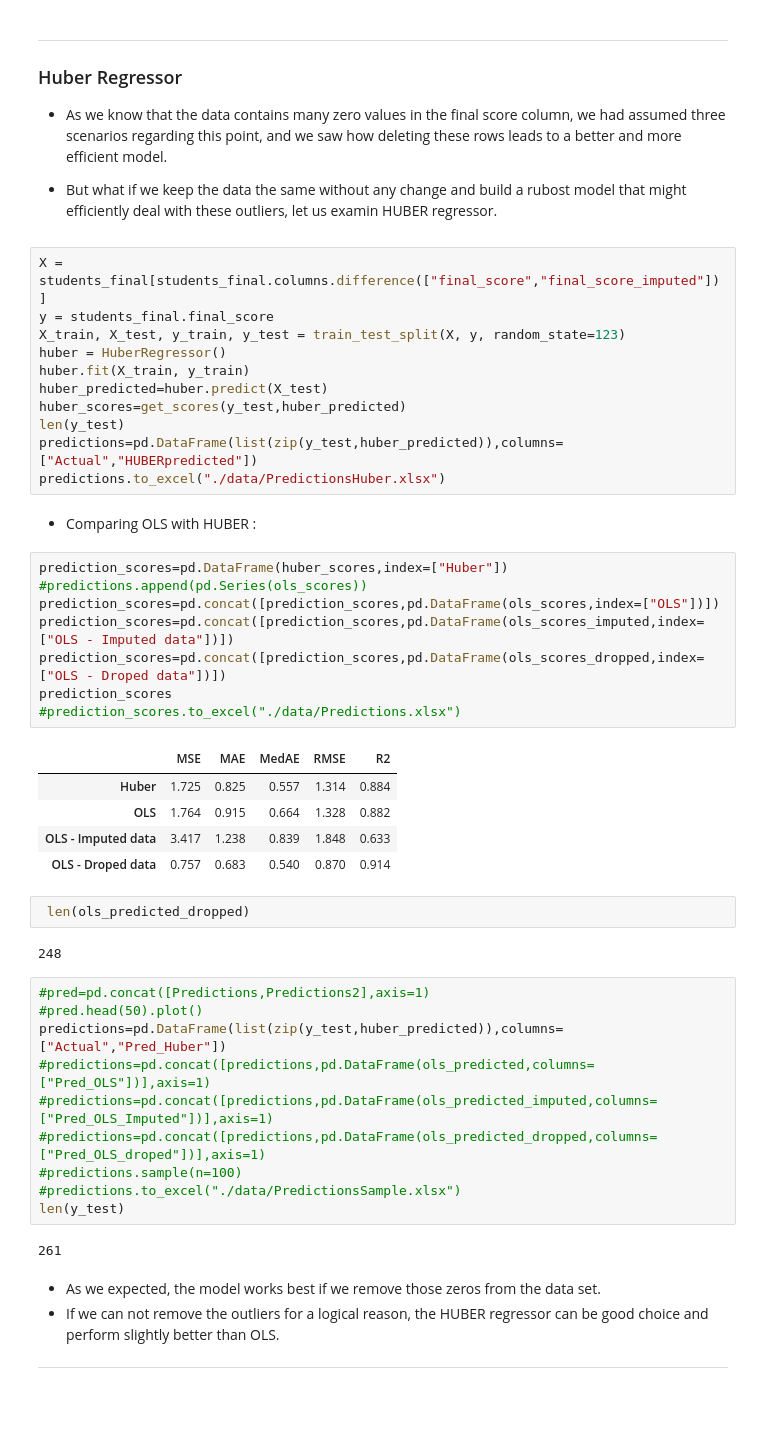
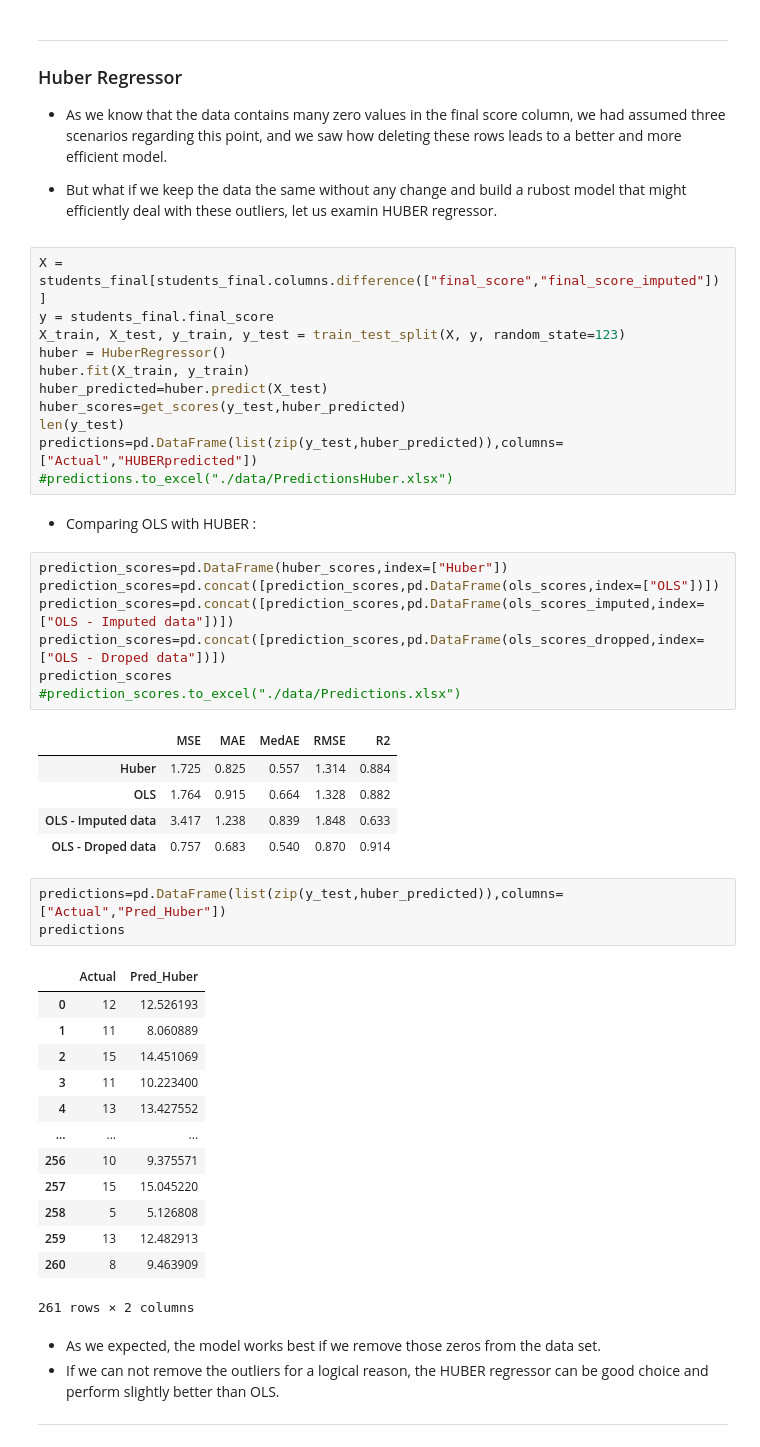
Before and after one commit to AdelAltuwaijri/StudentsPerformanceAnalysis, a Jupyter notebook: Students Performance Analysis.ipynb, the cells around one changed output. Cells and saved outputs as stored; diff of their text form; blank space fills up the shorter version.

```diff
--- a/Students Performance Analysis.ipynb
+++ b/Students Performance Analysis.ipynb
@@ -781,12 +780,11 @@ huber_predicted=huber.predict(X_test)
 huber_scores=get_scores(y_test,huber_predicted)
 len(y_test)
 predictions=pd.DataFrame(list(zip(y_test,huber_predicted)),columns=["Actual","HUBERpredicted"])
-predictions.to_excel("./data/PredictionsHuber.xlsx")
+#predictions.to_excel("./data/PredictionsHuber.xlsx")
 # %% [markdown]
 - Comparing OLS with HUBER :
 # %%
 prediction_scores=pd.DataFrame(huber_scores,index=["Huber"])
-#predictions.append(pd.Series(ols_scores))
 prediction_scores=pd.concat([prediction_scores,pd.DataFrame(ols_scores,index=["OLS"])])
 prediction_scores=pd.concat([prediction_scores,pd.DataFrame(ols_scores_imputed,index=["OLS - Imputed data"])])
 prediction_scores=pd.concat([prediction_scores,pd.DataFrame(ols_scores_dropped,index=["OLS - Droped data"])])
@@ -798,22 +796,23 @@ prediction_scores
 | OLS | 1.764 | 0.915 | 0.664 | 1.328 | 0.882 |
 | OLS - Imputed data | 3.417 | 1.238 | 0.839 | 1.848 | 0.633 |
 | OLS - Droped data | 0.757 | 0.683 | 0.540 | 0.870 | 0.914 |
-# %%
- len(ols_predicted_dropped)
-# %% [output]
-248
-# %%
-#pred=pd.concat([Predictions,Predictions2],axis=1)
-#pred.head(50).plot()
-predictions=pd.DataFrame(list(zip(y_test,huber_predicted)),columns=["Actual","Pred_Huber"])
-#predictions=pd.concat([predictions,pd.DataFrame(ols_predicted,columns=["Pred_OLS"])],axis=1)
-#predictions=pd.concat([predictions,pd.DataFrame(ols_predicted_imputed,columns=["Pred_OLS_Imputed"])],axis=1)
-#predictions=pd.concat([predictions,pd.DataFrame(ols_predicted_dropped,columns=["Pred_OLS_droped"])],axis=1)
-#predictions.sample(n=100)
-#predictions.to_excel("./data/PredictionsSample.xlsx")
-len(y_test)
-# %% [output]
-261
+# %%
+predictions=pd.DataFrame(list(zip(y_test,huber_predicted)),columns=["Actual","Pred_Huber"])
+predictions
+# %% [output]
+|  | Actual | Pred_Huber |
+| 0 | 12 | 12.526193 |
+| 1 | 11 | 8.060889 |
+| 2 | 15 | 14.451069 |
+| 3 | 11 | 10.223400 |
+| 4 | 13 | 13.427552 |
+| ... | ... | ... |
+| 256 | 10 | 9.375571 |
+| 257 | 15 | 15.045220 |
+| 258 | 5 | 5.126808 |
+| 259 | 13 | 12.482913 |
+| 260 | 8 | 9.463909 |
+261 rows × 2 columns
 # %% [markdown]
 - As we expected, the model works best if we remove those zeros from the data set.
 - If we can not remove the outliers for a logical reason, the HUBER regressor can be good choice and perform slightly better than OLS.
```
Also changed, not shown: parts of 10 cells of this notebook, 4 other files.
